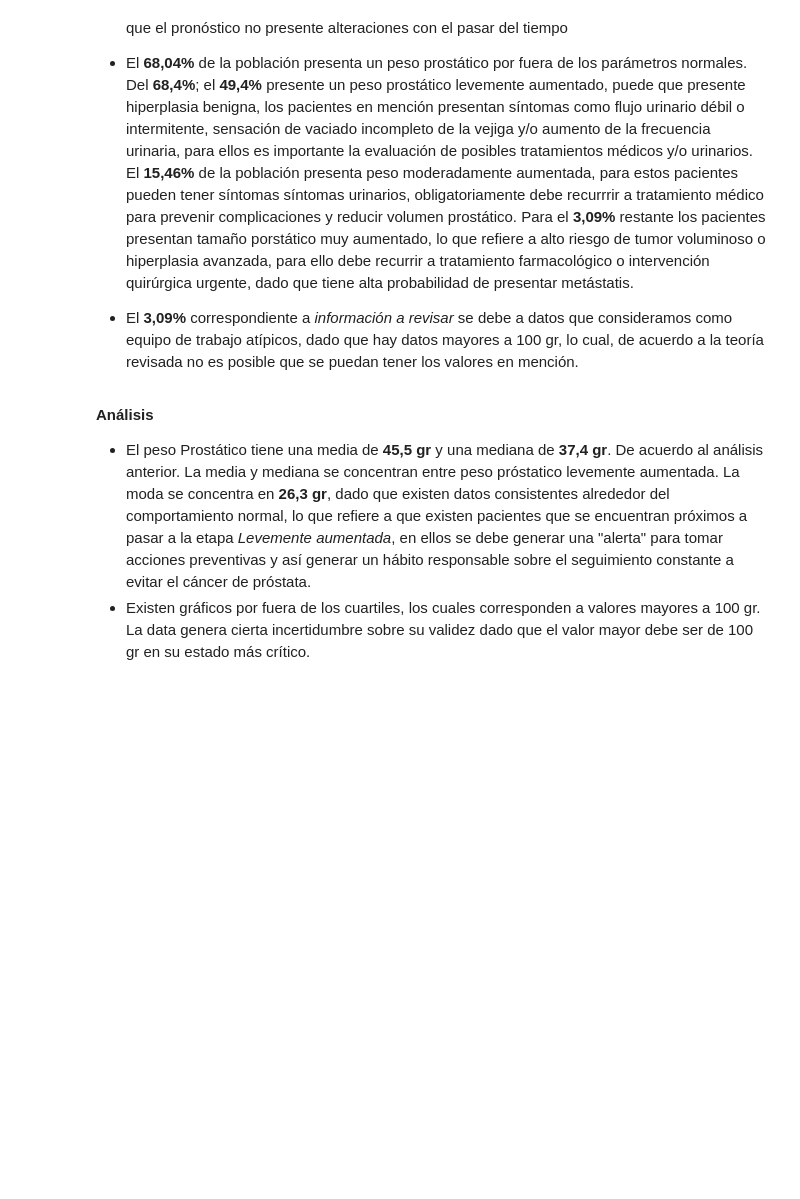
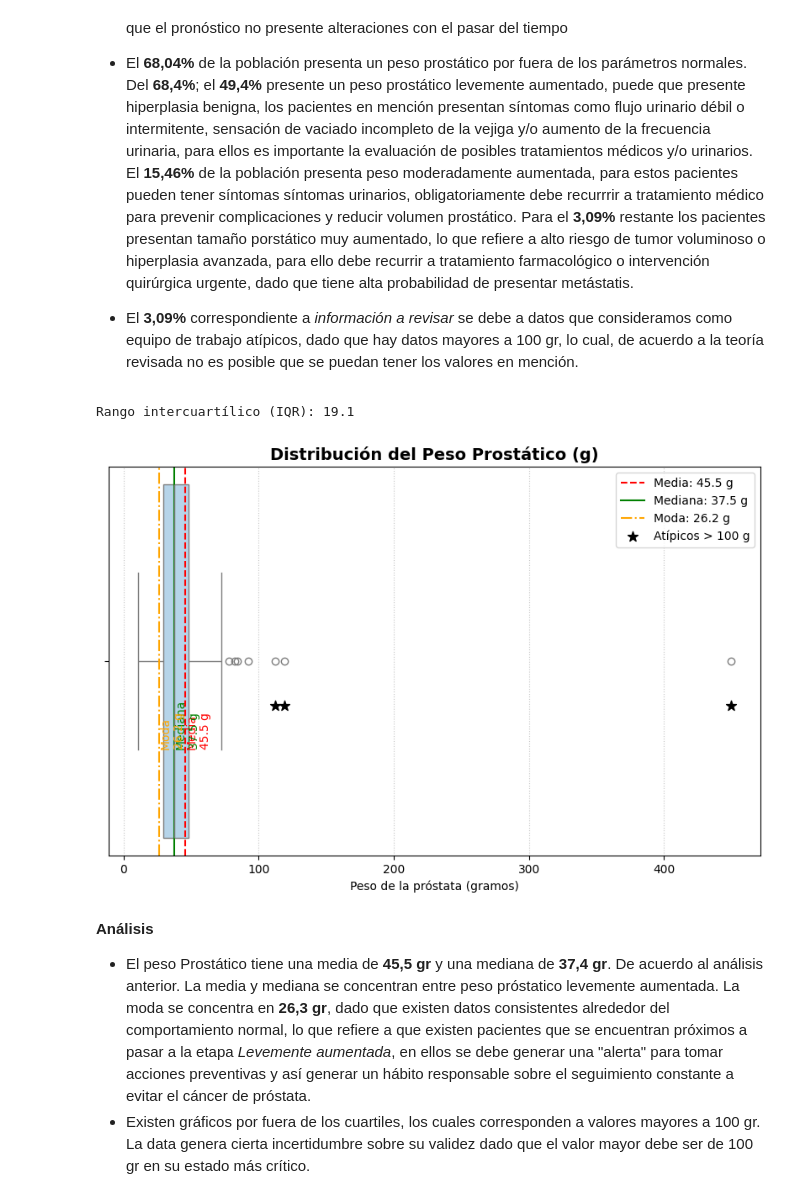
Before and after one commit to jhonataneduardoroagonzalez-debug/Proyectos_Python, a Jupyter notebook: Estadística_Descriptiva_jr.ipynb, the cells around one changed output. Saved outputs shown, nothing was run; the diff lists cells and outputs as text; code cells hidden in the pictures; blank space fills up the shorter version.

```diff
--- a/Estadística_Descriptiva_jr.ipynb
+++ b/Estadística_Descriptiva_jr.ipynb
@@ -392,52 +461,54 @@ De acuerdo al comportamiento de la clasificación de peso prostático y argument
 
 * El **3,09%** correspondiente a *información a revisar* se debe a datos que consideramos como equipo de trabajo atípicos, dado que hay datos mayores a 100 gr, lo cual, de acuerdo a la teoría revisada no es posible que se puedan tener los valores en mención.
 # %%
-
 
 # Calcular medidas estadísticas
 media = df['weight'].mean()
 mediana = df['weight'].median()
 moda = df['weight'].mode()[0]
 desviacion_estandar = df['weight'].std()
-rango = df_Prostata['weight'].max() - df_Prostata['weight'].min()
-rango_intercuartil = df_P['weight'].quantile(0.75) - df_Prostata['weight'].quantile(0.25)
+rango = df['weight'].max() - df['weight'].min()
+rango_intercuartil = df['weight'].quantile(0.75) - df['weight'].quantile(0.25)
 
 
 # Detectar valores atípicos mayores a 100
-atipicos = df_Prostata[df_Prostata['weight'] > 100]
+atipicos = df[df['weight'] > 100]
 
 # Crear gráfico tipo boxplot
 plt.figure(figsize=(10, 6))
-sns.boxplot(x=df_Prostata['weight'], color="#AED6F1", width=0.4)
+sns.boxplot(x=df['weight'], color="#AED6F1", width=0.4)
 
 # === Marcar líneas de medidas ===
 plt.axvline(media, color='red', linestyle='--', label=f'Media: {media:.1f} g')
 plt.axvline(mediana, color='green', linestyle='-', label=f'Mediana: {mediana:.1f} g')
 plt.axvline(moda, color='orange', linestyle='-.', label=f'Moda: {moda:.1f} g')
 
 
 # === Agregar anotaciones de texto ===
 plt.text(media + 0.5, 0.1, f'Media\n{media:.1f} g', color='red', fontsize=10, rotation=90, va='bottom')
 plt.text(mediana + 0.5, 0.1, f'Mediana\n{mediana:.1f} g', color='green', fontsize=10, rotation=90, va='bottom')
 plt.text(moda + 0.5, 0.1, f'Moda\n{moda:.1f} g', color='orange', fontsize=10, rotation=90, va='bottom')
 
 # === Marcar valores atípicos ===
 plt.scatter(atipicos['weight'], [0.05]*len(atipicos), color='black', s=80, marker='*', label='Atípicos > 100 g')
 
 # Etiquetas y título
 plt.title("Distribución del Peso Prostático (g)", fontsize=14, fontweight="bold")
 plt.xlabel("Peso de la próstata (gramos)")
 plt.legend()
 plt.grid(axis='x', linestyle=':', alpha=0.7)
 
 # Rango interquartilico
-Q1 = df_Prostata['weight'].quantile(0.25)
-Q3 = df_Prostata['weight'].quantile(0.75)
+Q1 = df['weight'].quantile(0.25)
+Q3 = df['weight'].quantile(0.75)
 IQR = Q3 - Q1
 print("Rango intercuartílico (IQR):", IQR)
 
 # Mostrar gráfico
 plt.show()
+# %% [output]
+Rango intercuartílico (IQR): 19.1
+[figure, added]
 # %% [markdown]
 **Análisis**
 *   El peso Prostático tiene una media de **45,5 gr** y una mediana de **37,4 gr**. De acuerdo al análisis anterior. La media y mediana  se concentran entre peso próstatico levemente aumentada. La moda se concentra en **26,3 gr**, dado que existen datos consistentes alrededor del comportamiento normal, lo que refiere a que existen pacientes que se encuentran próximos a pasar a la etapa *Levemente aumentada*, en ellos se debe generar una "alerta" para tomar acciones preventivas y así generar un hábito responsable sobre el seguimiento constante a evitar el cáncer de próstata.
```
Also changed, not shown: parts of 17 cells of this notebook.
